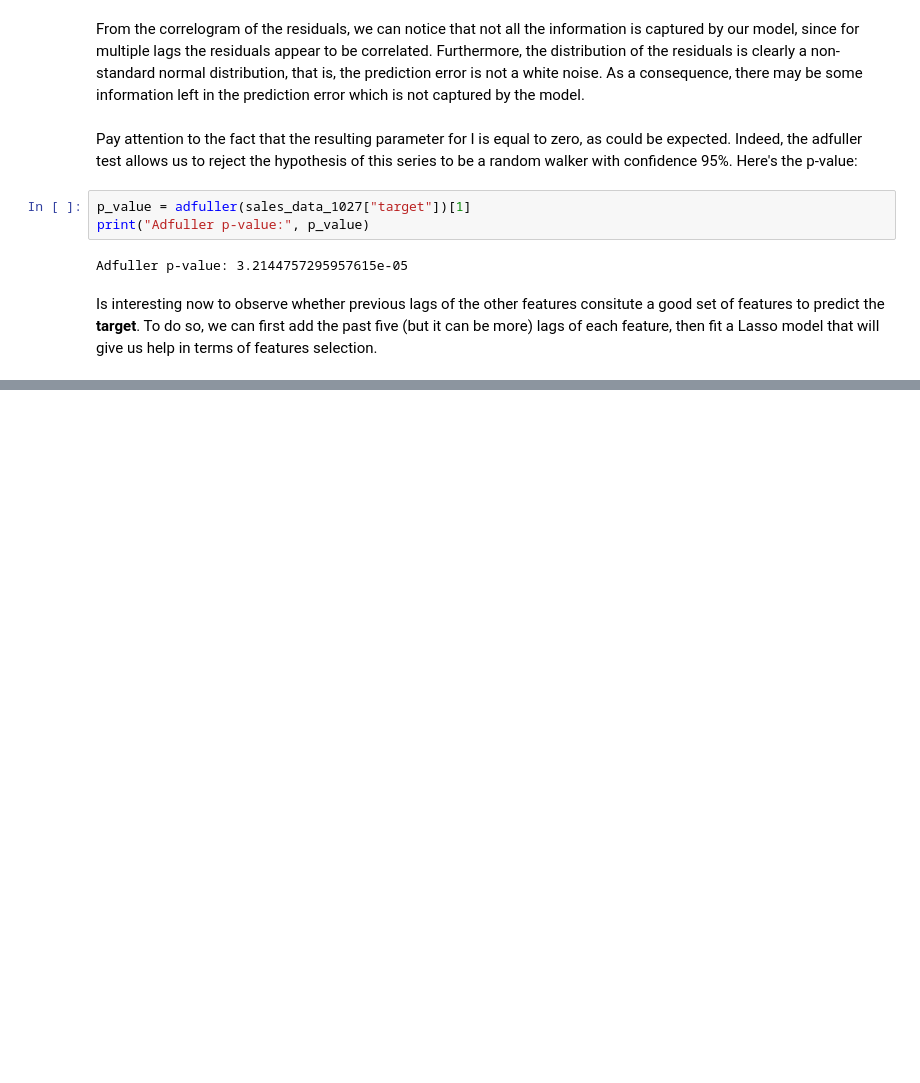
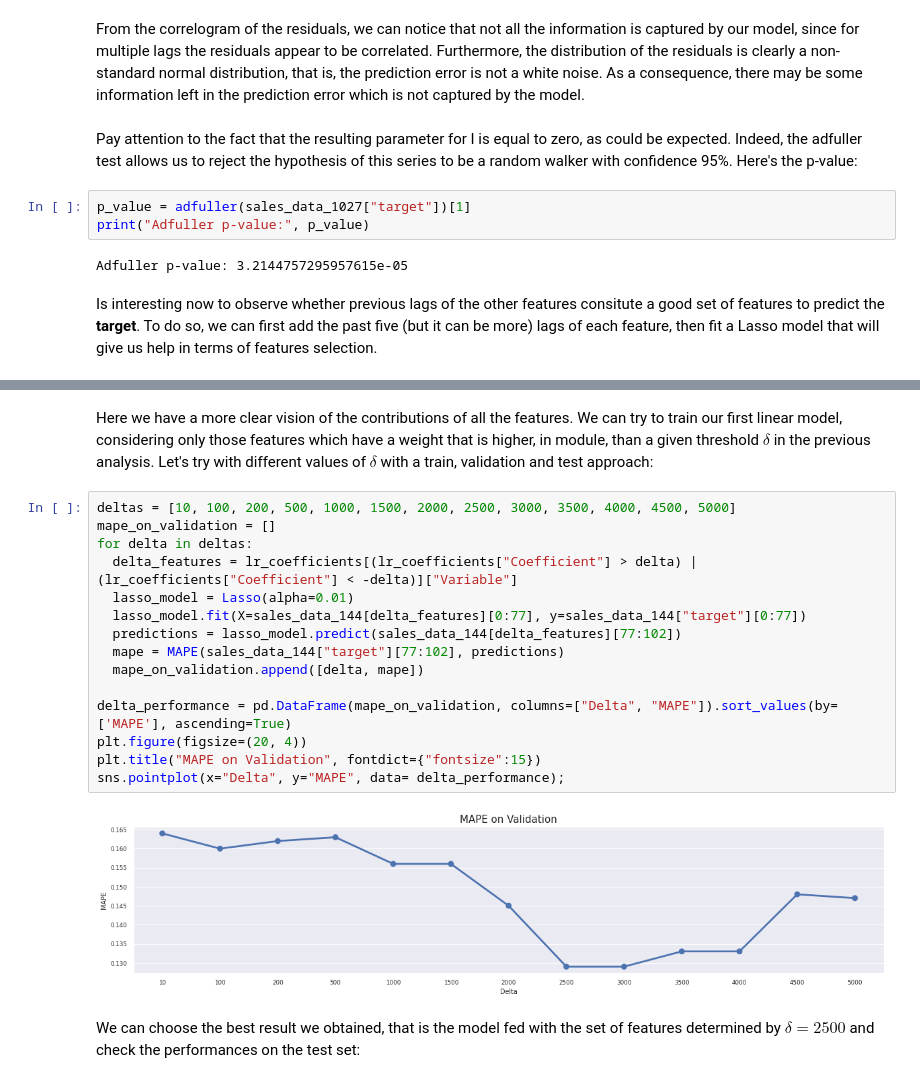
Before and after one commit to dondoC34/Data-Mining-Sales-Forecast, a Jupyter notebook: DMTM_Sales_Forecast.ipynb, the cells around one changed output, grey strips where cells are left out. Drawn from its saved outputs; the diff is of its cells as text; blank space fills up the shorter version.

```diff
--- a/DMTM_Sales_Forecast.ipynb
+++ b/DMTM_Sales_Forecast.ipynb
@@ -381,0 +402,21 @@ It seems that only the **price** feature, with all its lags, is relevant feature
+# %% [markdown]
+Here we have a more clear vision of the contributions of all the features. We can try to train our first linear model, considering only those features which have a weight that is higher, in module, than a given threshold $\delta$ in the previous analysis. Let's try with different values of $\delta$ with a train, validation and test approach:
+# %%
+deltas = [10, 100, 200, 500, 1000, 1500, 2000, 2500, 3000, 3500, 4000, 4500, 5000]
+mape_on_validation = []
+for delta in deltas:
+  delta_features = lr_coefficients[(lr_coefficients["Coefficient"] > delta) | (lr_coefficients["Coefficient"] < -delta)]["Variable"]
+  lasso_model = Lasso(alpha=0.01)
+  lasso_model.fit(X=sales_data_144[delta_features][0:77], y=sales_data_144["target"][0:77])
+  predictions = lasso_model.predict(sales_data_144[delta_features][77:102])
+  mape = MAPE(sales_data_144["target"][77:102], predictions)
+  mape_on_validation.append([delta, mape])
+
+delta_performance = pd.DataFrame(mape_on_validation, columns=["Delta", "MAPE"]).sort_values(by=['MAPE'], ascending=True)
+plt.figure(figsize=(20, 4))
+plt.title("MAPE on Validation", fontdict={"fontsize":15})
+sns.pointplot(x="Delta", y="MAPE", data= delta_performance);
+# %% [output]
+[figure, added]
+# %% [markdown]
+We can choose the best result we obtained, that is the model fed with the set of features determined by $\delta=2500$ and check the performances on the test set:
```
Also changed, not shown: parts of 11 cells of this notebook.
